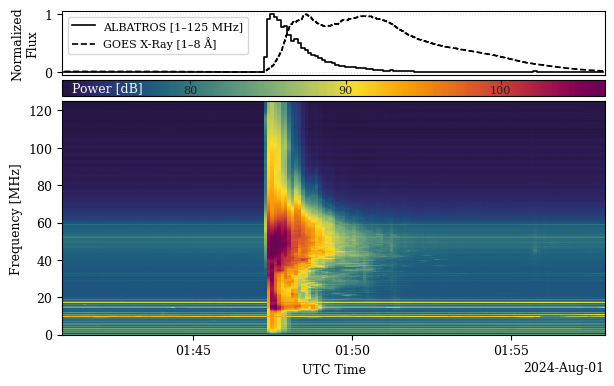
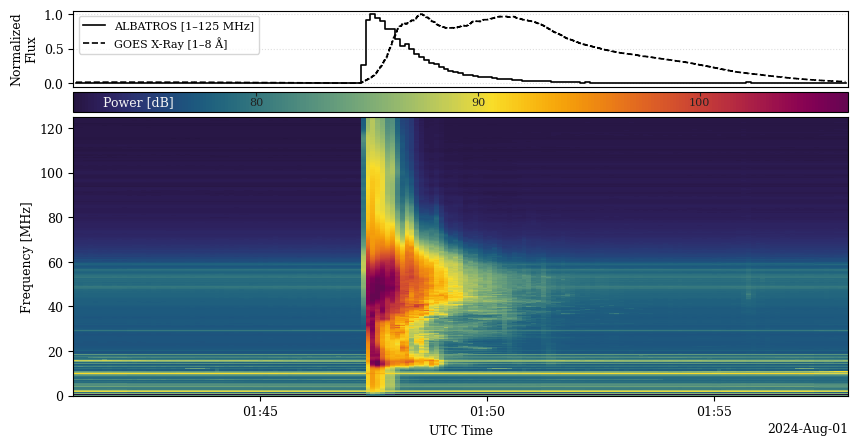
The change to this notebook cell's code, shown as a diff; its figure went from the first image to the second:
--- before
+++ after
@@ -10,5 +10,6 @@
     clim_percentiles=(0.1, 99.9),
     normalize_lightcurves=True,
-    figsize=(7, 4.2),
+    # figsize=(7, 4.2),
+    figsize=(10, 5)
 )
 

Commit: Updated figures font sizes so they appear consistent on the latex draft. Added x-ray light curve to final figure